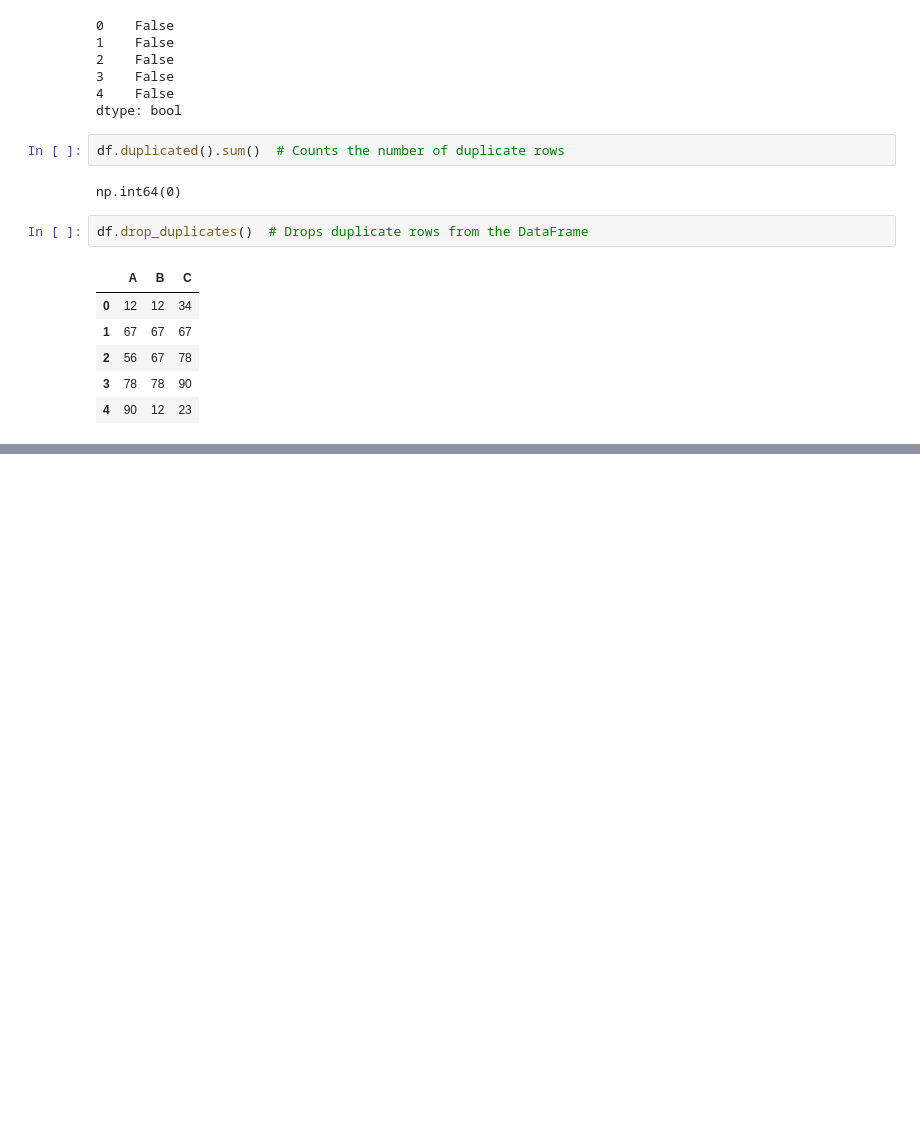
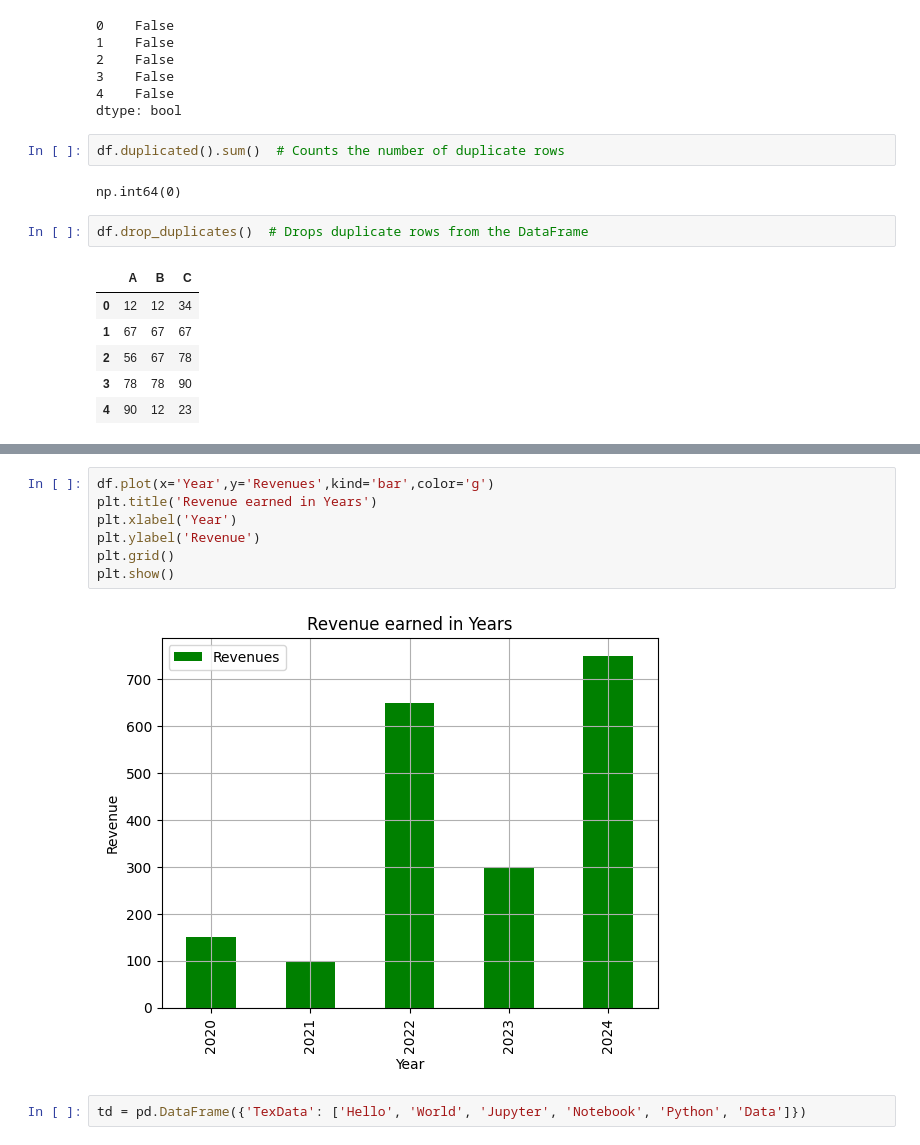
Before and after one commit to sachin5031/Python_Data_Analytics, a Jupyter notebook: Pandas_2.ipynb, the cells around one changed output, grey strips where cells are left out. Cells and saved outputs as stored; diff of their text form; blank space fills up the shorter version.

```diff
--- a/Pandas_2.ipynb
+++ b/Pandas_2.ipynb
@@ -40,0 +247,11 @@ df.drop_duplicates()  # Drops duplicate rows from the DataFrame
+# %%
+df.plot(x='Year',y='Revenues',kind='bar',color='g')
+plt.title('Revenue earned in Years')
+plt.xlabel('Year')
+plt.ylabel('Revenue')
+plt.grid()
+plt.show()
+# %% [output]
+[figure, added]
+# %%
+td = pd.DataFrame({'TexData': ['Hello', 'World', 'Jupyter', 'Notebook', 'Python', 'Data']})
```
Also changed, not shown: parts of 35 cells of this notebook.
